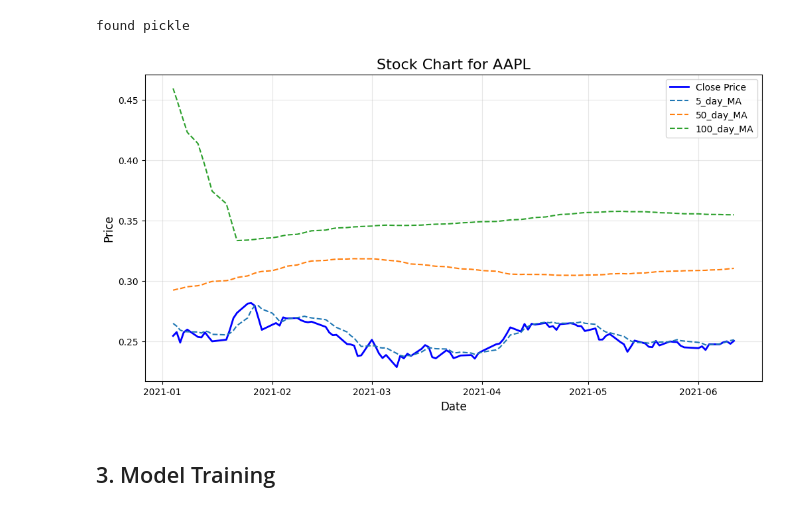
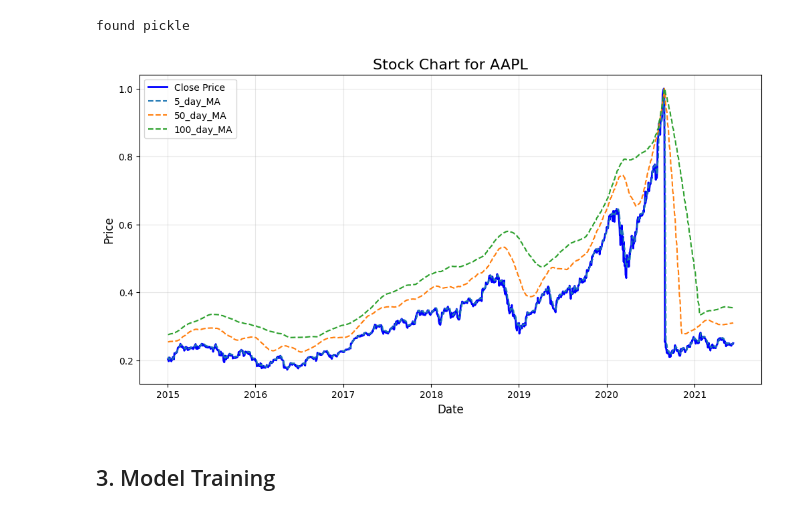
Before and after one commit to thunder913/Deep-Learning, a Jupyter notebook: stocks_deep_learning.ipynb, the cells around one changed output. Drawn from its saved outputs; the diff is of its cells as text; code cells hidden in the pictures.

```diff
--- a/stocks_deep_learning.ipynb
+++ b/stocks_deep_learning.ipynb
@@ -118,8 +118,12 @@ def process_ticker_data(df):
     print('Calculated moving averages')
     # Add moving averages
     moving_average_windows = [5, 10, 20, 50, 100, 200]  # Specify moving average windows
+
     for window in moving_average_windows:
-        df[f'{window}_day_MA'] = df.groupby('ticker')['close_adjusted'].rolling(window=window, min_periods=1).mean().reset_index(level=0, drop=True)
+        df[f'{window}_day_MA'] = (
+            df.groupby('ticker')['close_adjusted']
+            .transform(lambda x: x.rolling(window=window, min_periods=1).mean())
+        )
 
     print('Calculated MACD')
     # Calculate MACD and Signal Line
@@ -279,9 +308,9 @@ def plot_stock_chart(stock_data_tidy, ticker, start_date=None, end_date=None):
     plt.grid(alpha=0.3)
     plt.show()
 # %%
-plot_stock_chart(stock_data_tidy, ticker='AAPL', start_date='2021-01-01', end_date='2022-12-31')
+plot_stock_chart(stock_data_tidy, ticker='AAPL', start_date='2015-01-01', end_date='2022-12-31')
 # %% [output]
-[figure, old version]
+[figure, new version]
 # %%
 #TODO show some charts. Why are moving average higher than the price always?? it is fishy
 # %% [markdown]
```
Also changed, not shown: parts of 32 cells of this notebook.
